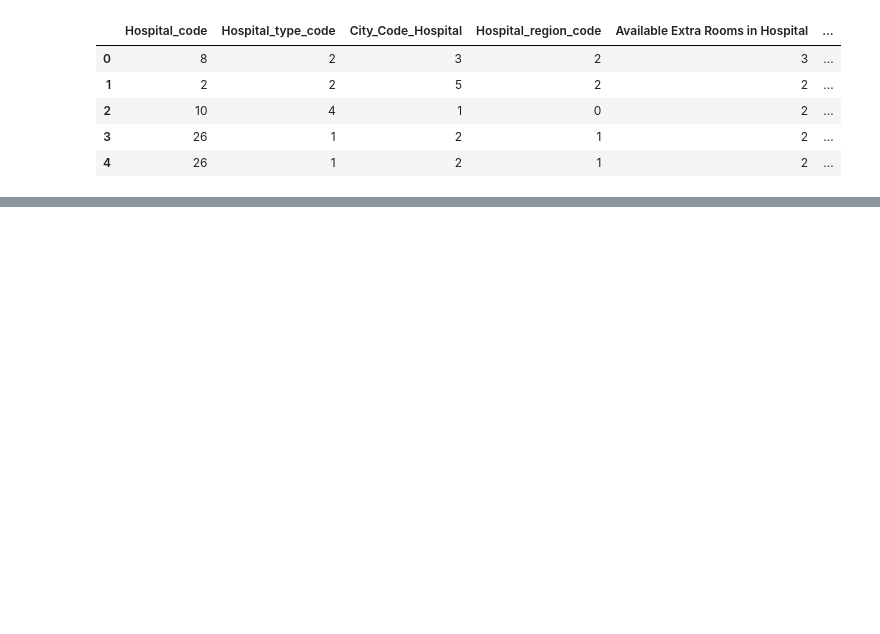
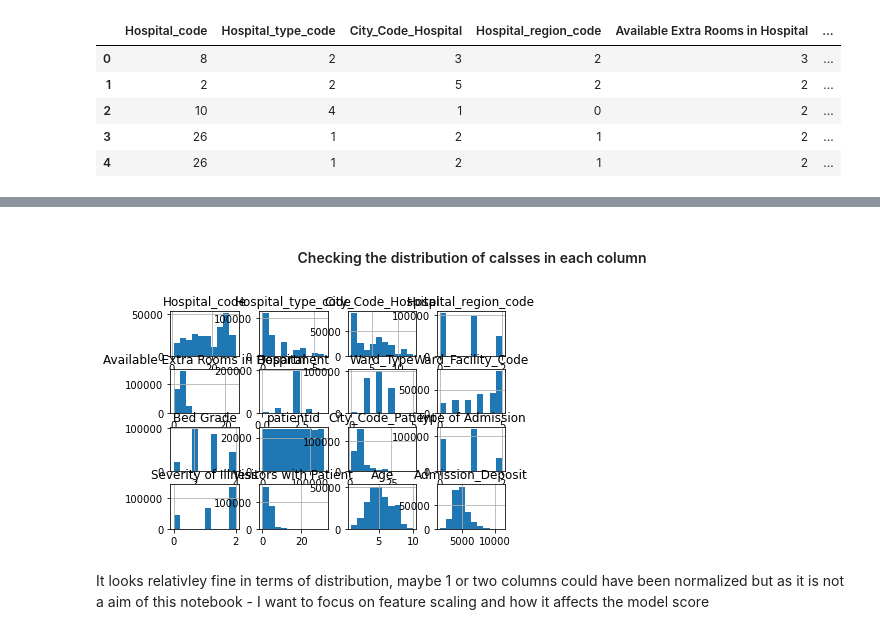
Before and after one commit to TheBlaze1/DataScience, a Jupyter notebook: LOS-ML.ipynb, the cells around one changed output, grey strips where cells are left out. Drawn from its saved outputs; the diff is of its cells as text; code cells hidden in the pictures; blank space fills up the shorter version.

```diff
--- a/LOS-ML.ipynb
+++ b/LOS-ML.ipynb
@@ -1225,0 +932,8 @@ list_of_variables
+# %% [markdown]
+#### <center> Checking the distribution of calsses in each column
+# %%
+x_train.hist();
+# %% [output]
+[figure, added]
+# %% [markdown]
+It looks relativley fine in terms of distribution, maybe 1 or two columns could have been normalized but as it is not a aim of this notebook - I want to focus on feature scaling and how it affects the model score
```
Also changed, not shown: parts of 59 cells of this notebook.
